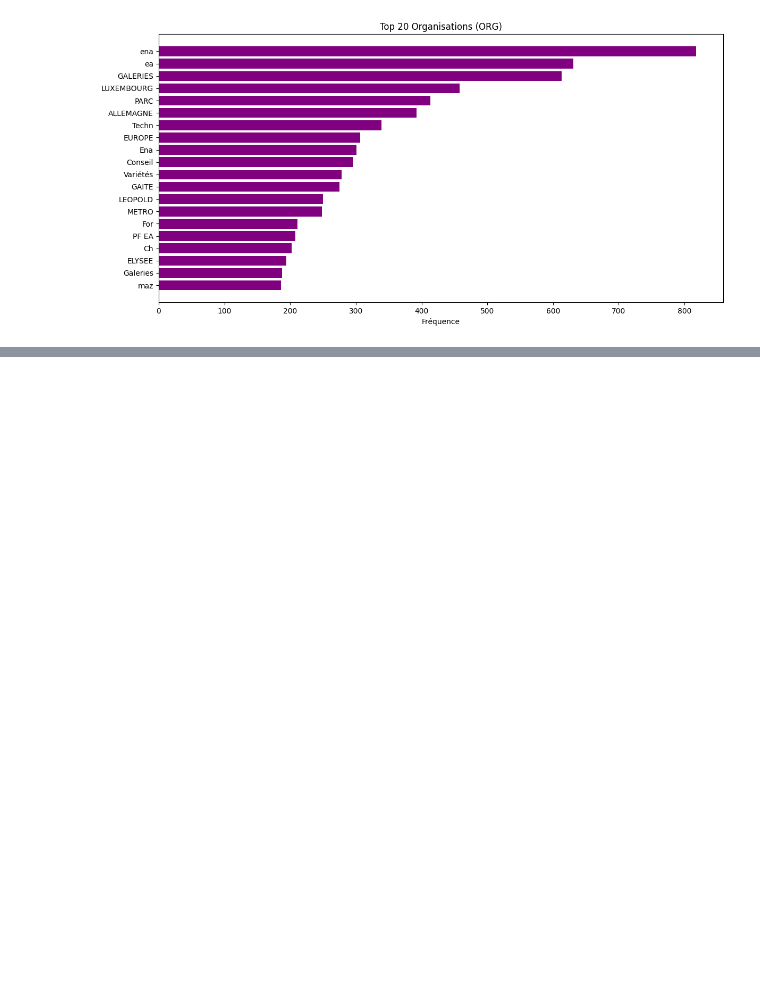
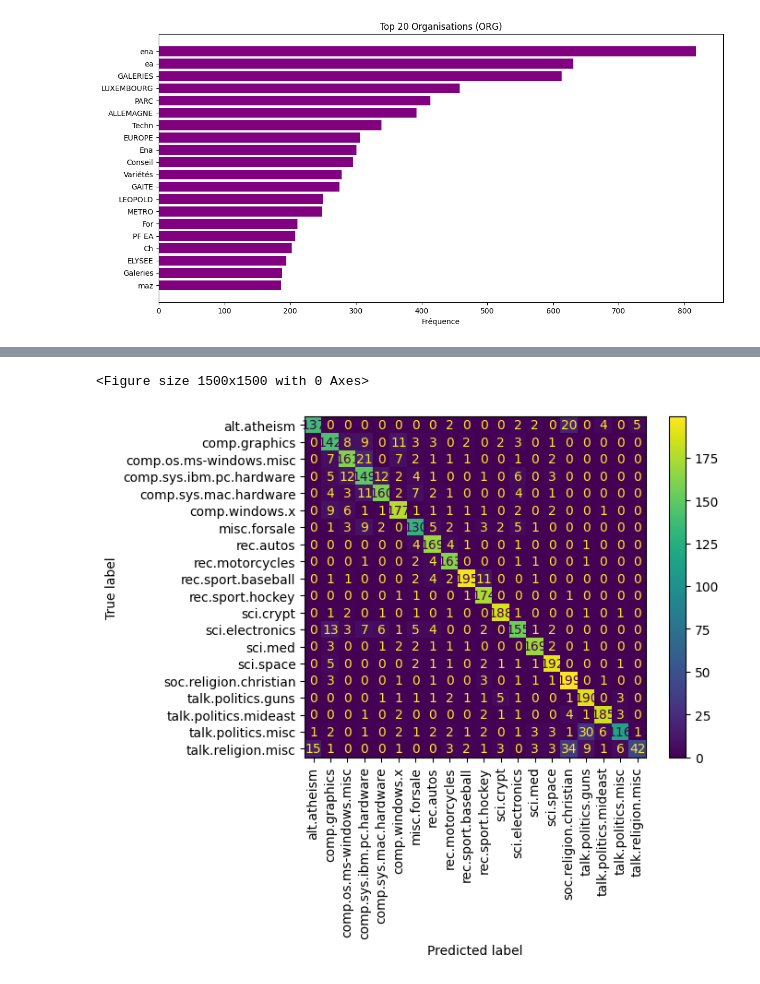
Before and after one commit to IlariaFa/tac, a Jupyter notebook: tps/tp4/s5_ner.ipynb, the cells around one changed output, grey strips where cells are left out. Drawn from its saved outputs; the diff is of its cells as text; code cells hidden in the pictures; blank space fills up the shorter version.

```diff
--- a/tps/tp4/s5_ner.ipynb
+++ b/tps/tp4/s5_ner.ipynb
@@ -265,0 +294,9 @@ ORGANISATIONS les plus citées :
+# %%
+# Charger tout le dataset 20 Newsgroups
+news = fetch_20newsgroups(subset='all')
+texts = news.data
+labels = news.target_names
+targets = np.array([labels[t] for t in news.target])
+
+print(f"Nombre d'articles : {len(texts)}")
+print(f"Nombre de catégories : {len(labels)}")
@@ -265,0 +319,9 @@ ORGANISATIONS les plus citées :
+# %%
+clean_texts = [re.sub('[^a-z]+', ' ', t.lower()).strip() for t in texts]
+# %%
+X_train, X_test, y_train, y_test = train_test_split(
+    clean_texts, targets, test_size=0.2, random_state=11
+)
+
+print("Taille du training set:", len(X_train))
+print("Taille du test set:", len(X_test))
@@ -265,0 +404,13 @@ ORGANISATIONS les plus citées :
+# %%
+import matplotlib.pyplot as plt
+from sklearn.metrics import confusion_matrix, ConfusionMatrixDisplay
+
+cm = confusion_matrix(y_test, y_pred, labels=labels)
+disp = ConfusionMatrixDisplay(confusion_matrix=cm, display_labels=labels)
+
+plt.figure(figsize=(15, 15))  # <- définir la taille ici
+disp.plot(xticks_rotation='vertical')
+plt.show()
+# %% [output]
+<Figure size 1500x1500 with 0 Axes>
+[figure, added]
```
Also changed, not shown: parts of 8 cells of this notebook.
